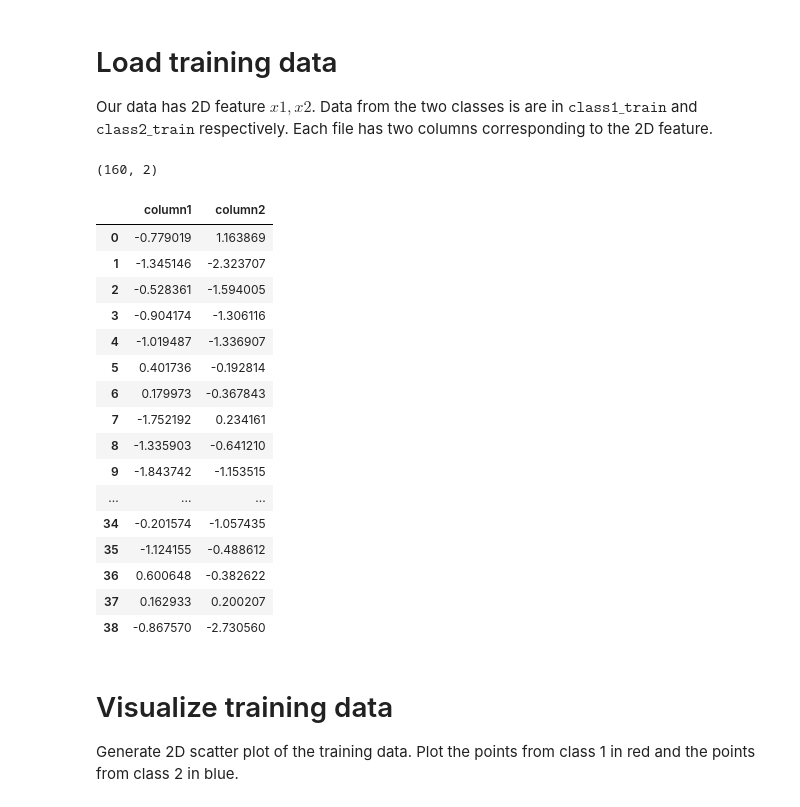
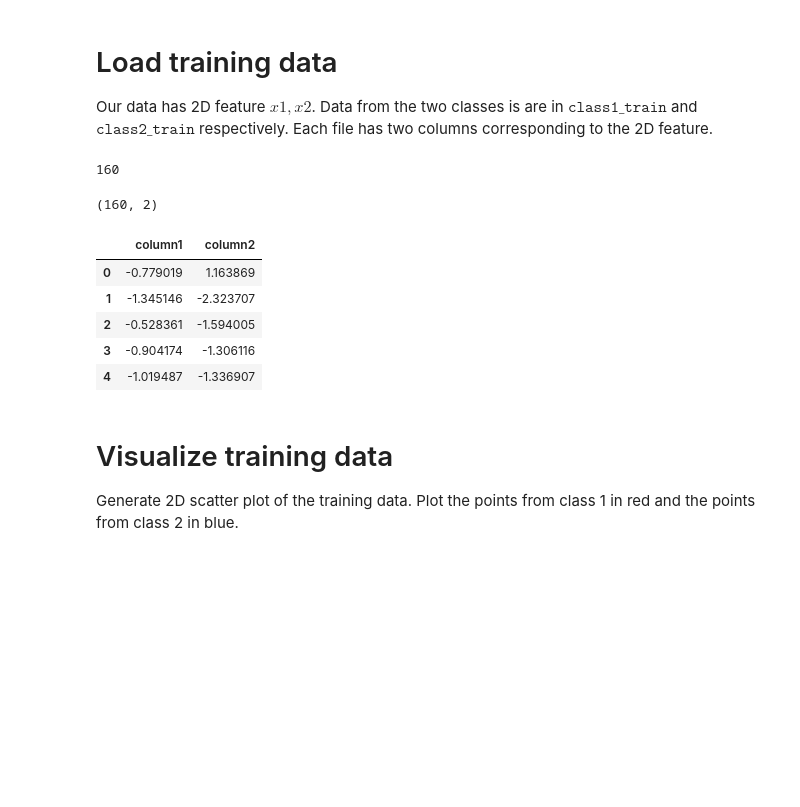
Before and after one commit to NehaNeha417/ML_SHALA, a Jupyter notebook: final Assignment3-ML.ipynb, the cells around one changed output. Cells and saved outputs as stored; diff of their text form; code cells hidden in the pictures; blank space fills up the shorter version.

```diff
--- a/final Assignment3-ML.ipynb
+++ b/final Assignment3-ML.ipynb
@@ -18,6 +18,10 @@ Our data has 2D feature $x1, x2$. Data from the two classes is are in $\texttt{c
 # %%
 class1_train = pd.read_csv('https://raw.githubusercontent.com/shala2020/shala2020.github.io/master/Lecture_Materials/Assignments/MachineLearning/L3/class1_train').to_numpy()
 class2_train = pd.read_csv('https://raw.githubusercontent.com/shala2020/shala2020.github.io/master/Lecture_Materials/Assignments/MachineLearning/L3/class2_train').to_numpy()
+# %%
+class1_train.shape[0]
+# %% [output]
+160
 # %%
 df1 = pd.DataFrame(data= class1_train,columns= ["column1","column2"])
 df1.shape
@@ -30,25 +34,14 @@ x2 = df1.column2
 # %%
 df2 = pd.DataFrame(data= class2_train,columns= ["column1","column2"])
 df2.shape
-df2.head(40)
+df2.head()
 # %% [output]
 |  | column1 | column2 |
 | 0 | -0.779019 | 1.163869 |
 | 1 | -1.345146 | -2.323707 |
 | 2 | -0.528361 | -1.594005 |
 | 3 | -0.904174 | -1.306116 |
 | 4 | -1.019487 | -1.336907 |
-| 5 | 0.401736 | -0.192814 |
-| 6 | 0.179973 | -0.367843 |
-| 7 | -1.752192 | 0.234161 |
-| 8 | -1.335903 | -0.641210 |
-| 9 | -1.843742 | -1.153515 |
-| ... | ... | ... |
-| 34 | -0.201574 | -1.057435 |
-| 35 | -1.124155 | -0.488612 |
-| 36 | 0.600648 | -0.382622 |
-| 37 | 0.162933 | 0.200207 |
-| 38 | -0.867570 | -2.730560 |
 # %%
 x3= df2.column1
 x4 = df2.column2
```
Also changed, not shown: parts of 3 cells of this notebook.
